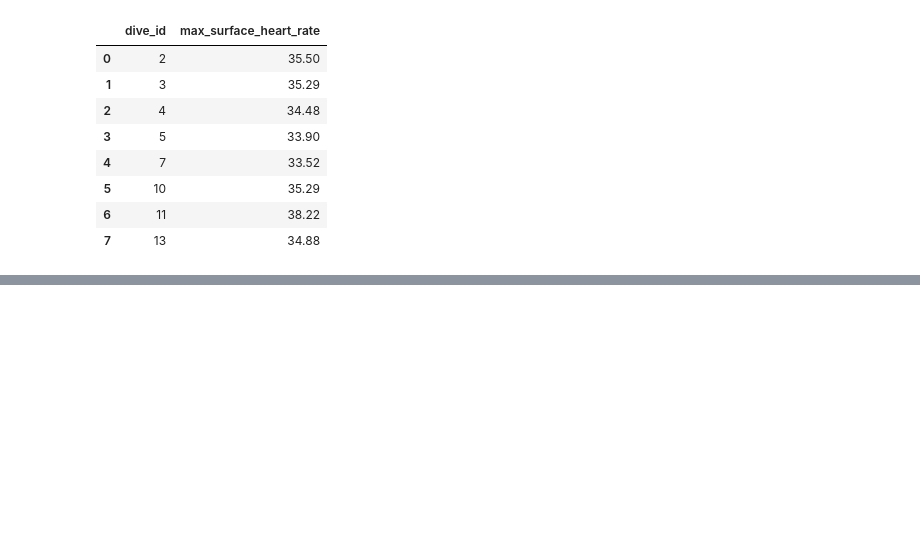
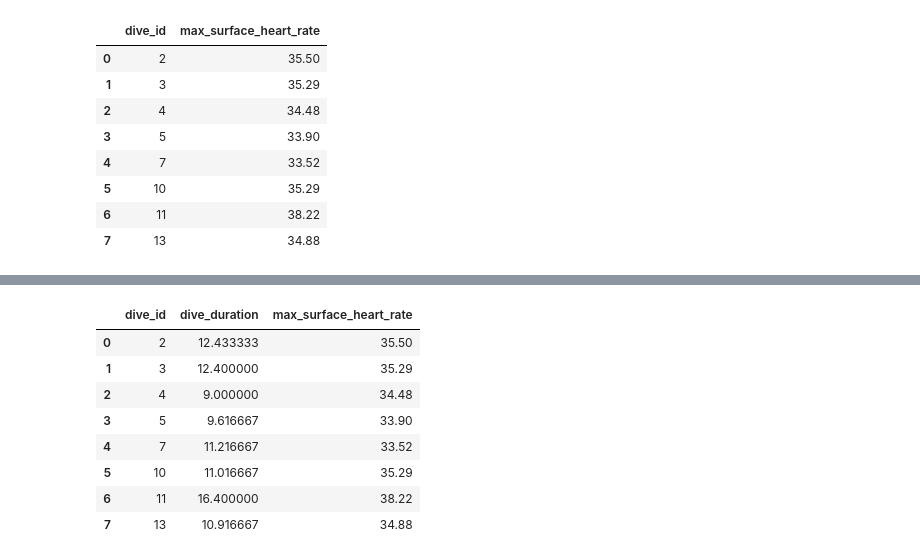
Before and after one commit to dakshita01/data-science-portfolio, a Jupyter notebook: 08-whale-heart-rates/notebook/whale_heart_rates.ipynb, the cells around one changed output, grey strips where cells are left out. Drawn from its saved outputs; the diff is of its cells as text; code cells hidden in the pictures; blank space fills up the shorter version.

```diff
--- a/08-whale-heart-rates/notebook/whale_heart_rates.ipynb
+++ b/08-whale-heart-rates/notebook/whale_heart_rates.ipynb
@@ -165,0 +172,13 @@ max_surface_hr
+# %%
+dive_summary = dive_duration.merge(max_surface_hr, on='dive_id')
+dive_summary
+# %% [output]
+|  | dive_id | dive_duration | max_surface_heart_rate |
+| 0 | 2 | 12.433333 | 35.50 |
+| 1 | 3 | 12.400000 | 35.29 |
+| 2 | 4 | 9.000000 | 34.48 |
+| 3 | 5 | 9.616667 | 33.90 |
+| 4 | 7 | 11.216667 | 33.52 |
+| 5 | 10 | 11.016667 | 35.29 |
+| 6 | 11 | 16.400000 | 38.22 |
+| 7 | 13 | 10.916667 | 34.88 |
```
Also changed, not shown: parts of 3 cells of this notebook, 1 other file.
